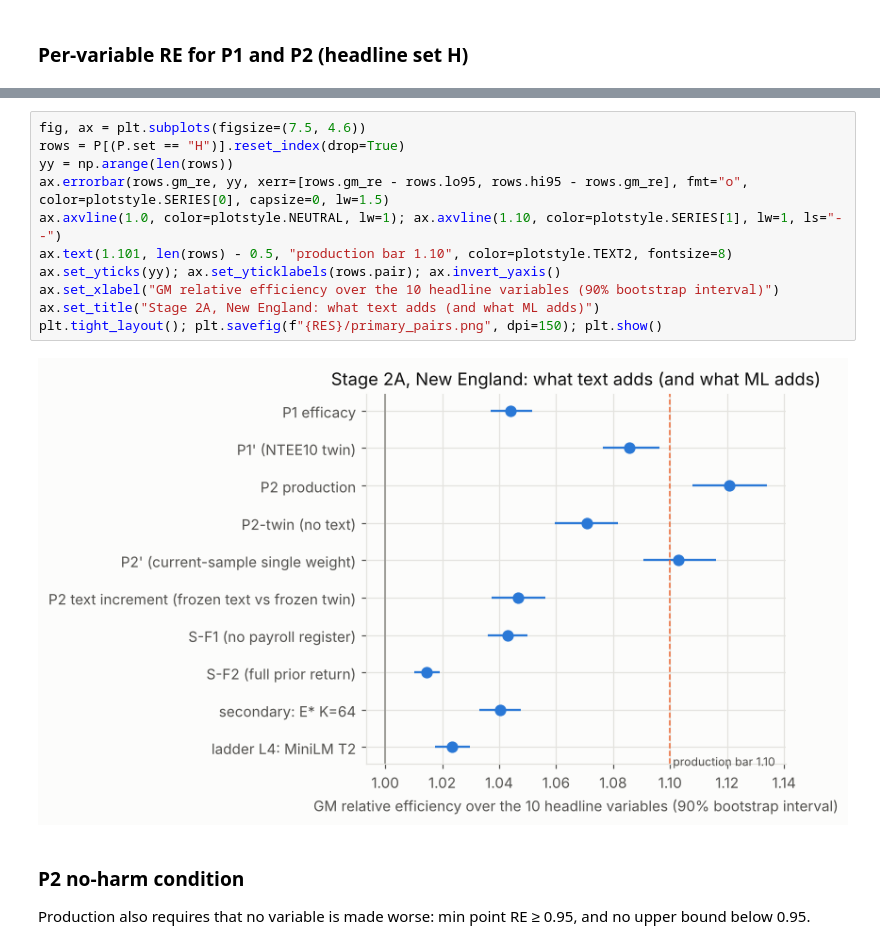
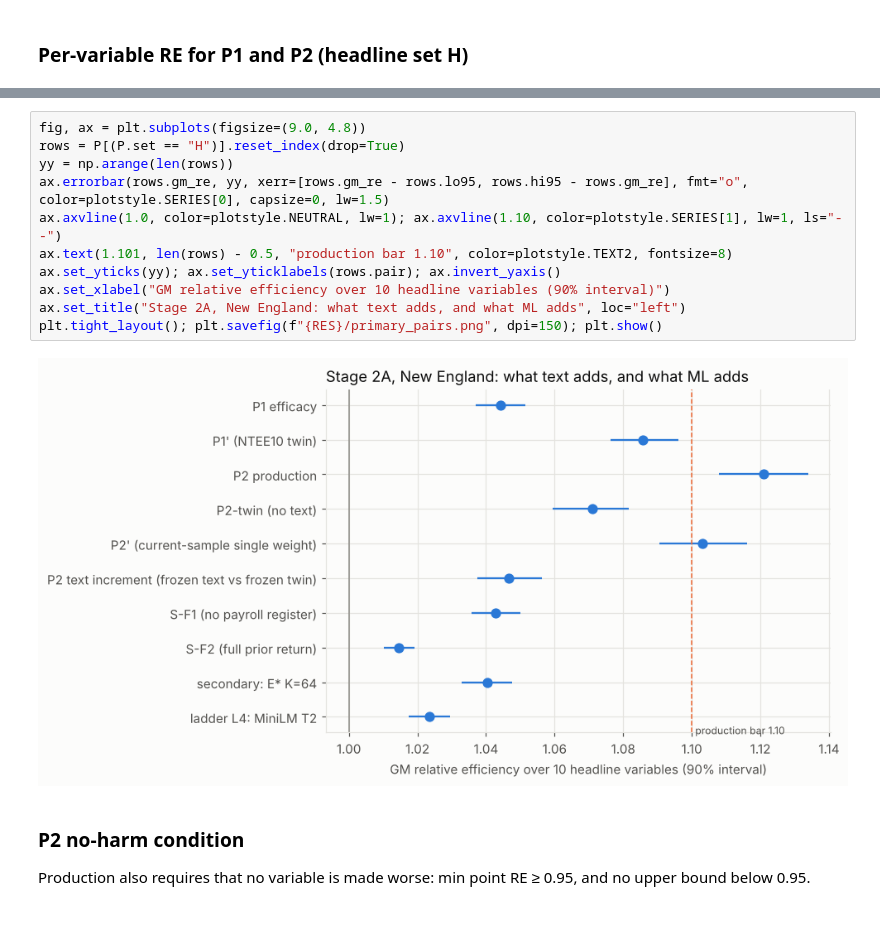
Before and after one commit to hananather/hananather, a Jupyter notebook: _research/embedding-auxiliary-variables/notebooks/03_protocol_stage2_ne_verdict.ipynb, the cells around one changed output, grey strips where cells are left out. Drawn from its saved outputs; the diff is of its cells as text; blank space fills up the shorter version.

```diff
--- a/_research/embedding-auxiliary-variables/notebooks/03_protocol_stage2_ne_verdict.ipynb
+++ b/_research/embedding-auxiliary-variables/notebooks/03_protocol_stage2_ne_verdict.ipynb
@@ -183,18 +183,18 @@ display(per.T.round(3))
 | Share with foreign activities | 1.008 | 1.026 | 1.014 | 1.008 | 1.024 | ... |
 | Share lobbying | 1.015 | 1.020 | 1.008 | 0.998 | 1.003 | ... |
 # %%
-fig, ax = plt.subplots(figsize=(7.5, 4.6))
+fig, ax = plt.subplots(figsize=(9.0, 4.8))
 rows = P[(P.set == "H")].reset_index(drop=True)
 yy = np.arange(len(rows))
 ax.errorbar(rows.gm_re, yy, xerr=[rows.gm_re - rows.lo95, rows.hi95 - rows.gm_re], fmt="o", color=plotstyle.SERIES[0], capsize=0, lw=1.5)
 ax.axvline(1.0, color=plotstyle.NEUTRAL, lw=1); ax.axvline(1.10, color=plotstyle.SERIES[1], lw=1, ls="--")
 ax.text(1.101, len(rows) - 0.5, "production bar 1.10", color=plotstyle.TEXT2, fontsize=8)
 ax.set_yticks(yy); ax.set_yticklabels(rows.pair); ax.invert_yaxis()
-ax.set_xlabel("GM relative efficiency over the 10 headline variables (90% bootstrap interval)")
-ax.set_title("Stage 2A, New England: what text adds (and what ML adds)")
+ax.set_xlabel("GM relative efficiency over 10 headline variables (90% interval)")
+ax.set_title("Stage 2A, New England: what text adds, and what ML adds", loc="left")
 plt.tight_layout(); plt.savefig(f"{RES}/primary_pairs.png", dpi=150); plt.show()
 # %% [output]
-[figure, old version]
+[figure, new version]
 # %% [markdown]
 ### P2 no-harm condition
 Production also requires that no variable is made worse: min point RE ≥ 0.95, and no upper bound below 0.95.
```
Also changed, not shown: parts of 5 cells of this notebook, 6 other files.
